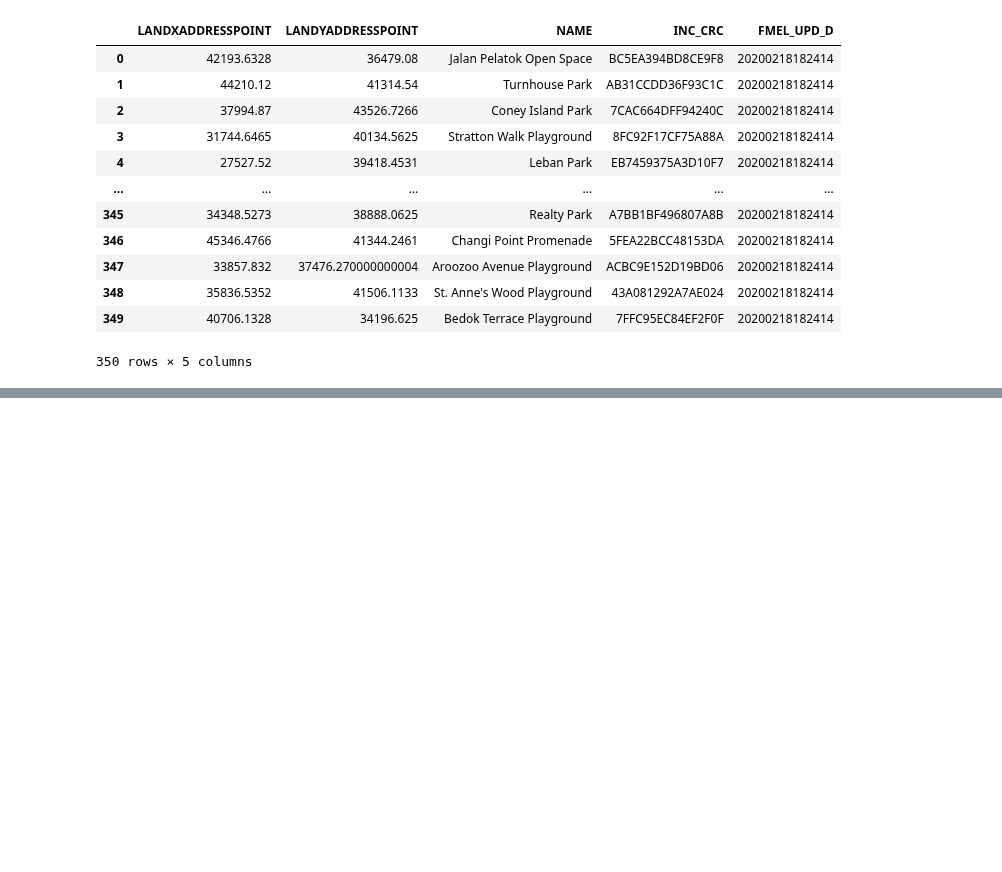
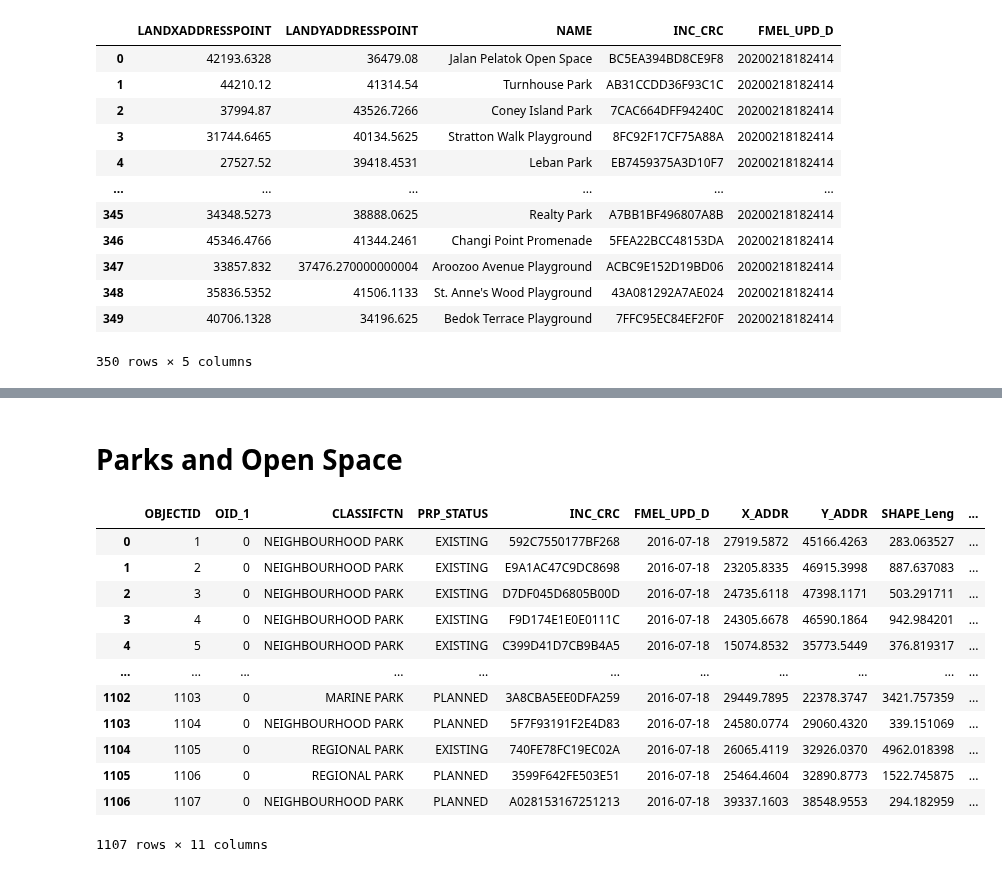
Before and after one commit to mcmanus-git/Singapore-HDB, a Jupyter notebook: michael/EDA/parks_load.ipynb, the cells around one changed output, grey strips where cells are left out. Drawn from its saved outputs; the diff is of its cells as text; code cells hidden in the pictures; blank space fills up the shorter version.

```diff
--- a/michael/EDA/parks_load.ipynb
+++ b/michael/EDA/parks_load.ipynb
@@ -115,0 +141,19 @@ parks_descriptions
+# %% [markdown]
+# Parks and Open Space
+# %%
+pos = gpd.read_file('../data/parks-and-open-space/mp14-sdcp-pw-plan-parks-and-open-space-shp/G_MP14_PKWB_PARKS_PL.shp')
+pos
+# %% [output]
+|  | OBJECTID | OID_1 | CLASSIFCTN | PRP_STATUS | INC_CRC | FMEL_UPD_D | X_ADDR | Y_ADDR | SHAPE_Leng | ... |
+| 0 | 1 | 0 | NEIGHBOURHOOD PARK | EXISTING | 592C7550177BF268 | 2016-07-18 | 27919.5872 | 45166.4263 | 283.063527 | ... |
+| 1 | 2 | 0 | NEIGHBOURHOOD PARK | EXISTING | E9A1AC47C9DC8698 | 2016-07-18 | 23205.8335 | 46915.3998 | 887.637083 | ... |
+| 2 | 3 | 0 | NEIGHBOURHOOD PARK | EXISTING | D7DF045D6805B00D | 2016-07-18 | 24735.6118 | 47398.1171 | 503.291711 | ... |
+| 3 | 4 | 0 | NEIGHBOURHOOD PARK | EXISTING | F9D174E1E0E0111C | 2016-07-18 | 24305.6678 | 46590.1864 | 942.984201 | ... |
+| 4 | 5 | 0 | NEIGHBOURHOOD PARK | EXISTING | C399D41D7CB9B4A5 | 2016-07-18 | 15074.8532 | 35773.5449 | 376.819317 | ... |
+| ... | ... | ... | ... | ... | ... | ... | ... | ... | ... | ... |
+| 1102 | 1103 | 0 | MARINE PARK | PLANNED | 3A8CBA5EE0DFA259 | 2016-07-18 | 29449.7895 | 22378.3747 | 3421.757359 | ... |
+| 1103 | 1104 | 0 | NEIGHBOURHOOD PARK | PLANNED | 5F7F93191F2E4D83 | 2016-07-18 | 24580.0774 | 29060.4320 | 339.151069 | ... |
+| 1104 | 1105 | 0 | REGIONAL PARK | EXISTING | 740FE78FC19EC02A | 2016-07-18 | 26065.4119 | 32926.0370 | 4962.018398 | ... |
+| 1105 | 1106 | 0 | REGIONAL PARK | PLANNED | 3599F642FE503E51 | 2016-07-18 | 25464.4604 | 32890.8773 | 1522.745875 | ... |
+| 1106 | 1107 | 0 | NEIGHBOURHOOD PARK | PLANNED | A028153167251213 | 2016-07-18 | 39337.1603 | 38548.9553 | 294.182959 | ... |
+1107 rows × 11 columns
```
Also changed, not shown: parts of 10 cells of this notebook, 12 other files.
